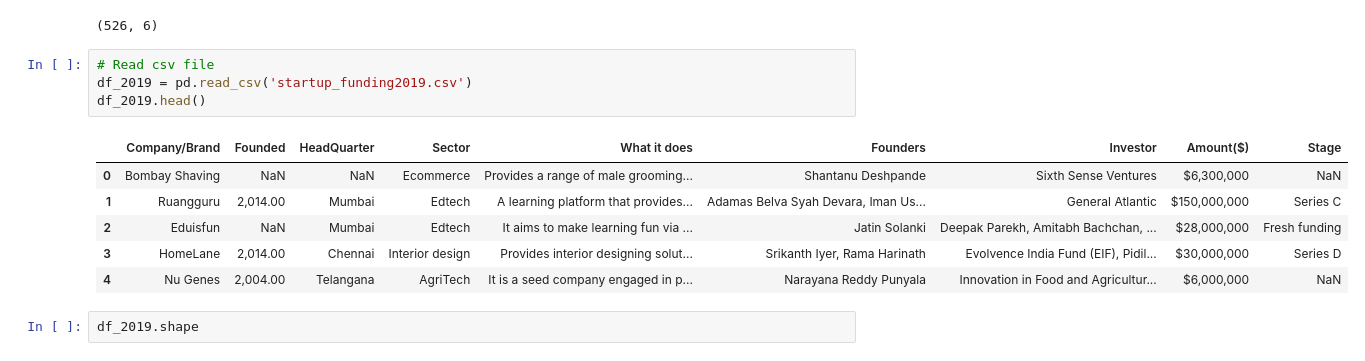
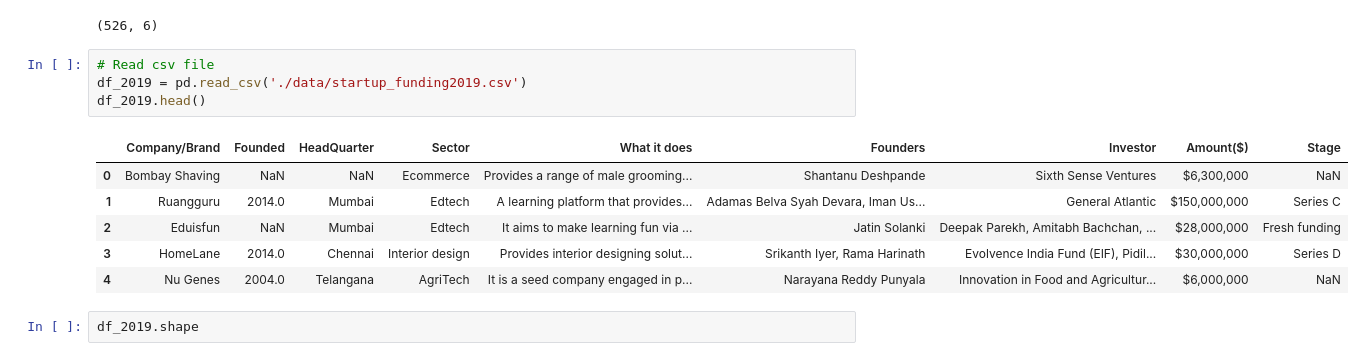
Before and after one commit to pk-aduyaw/Indian-startup-funding-analysis, a Jupyter notebook: indian_startup_funding_analysis.ipynb, the cells around one changed output. Saved outputs shown, nothing was run; the diff lists cells and outputs as text.

```diff
--- a/indian_startup_funding_analysis.ipynb
+++ b/indian_startup_funding_analysis.ipynb
@@ -104,15 +104,15 @@ df_2018.shape
 (526, 6)
 # %%
 # Read csv file
-df_2019 = pd.read_csv('startup_funding2019.csv')
+df_2019 = pd.read_csv('./data/startup_funding2019.csv')
 df_2019.head()
 # %% [output]
 |  | Company/Brand | Founded | HeadQuarter | Sector | What it does | Founders | Investor | Amount($) | Stage |
 | 0 | Bombay Shaving | NaN | NaN | Ecommerce | Provides a range of male grooming... | Shantanu Deshpande | Sixth Sense Ventures | $6,300,000 | NaN |
-| 1 | Ruangguru | 2,014.00 | Mumbai | Edtech | A learning platform that provides... | Adamas Belva Syah Devara, Iman Us... | General Atlantic | $150,000,000 | Series C |
+| 1 | Ruangguru | 2014.0 | Mumbai | Edtech | A learning platform that provides... | Adamas Belva Syah Devara, Iman Us... | General Atlantic | $150,000,000 | Series C |
 | 2 | Eduisfun | NaN | Mumbai | Edtech | It aims to make learning fun via ... | Jatin Solanki | Deepak Parekh, Amitabh Bachchan, ... | $28,000,000 | Fresh funding |
-| 3 | HomeLane | 2,014.00 | Chennai | Interior design | Provides interior designing solut... | Srikanth Iyer, Rama Harinath | Evolvence India Fund (EIF), Pidil... | $30,000,000 | Series D |
-| 4 | Nu Genes | 2,004.00 | Telangana | AgriTech | It is a seed company engaged in p... | Narayana Reddy Punyala | Innovation in Food and Agricultur... | $6,000,000 | NaN |
+| 3 | HomeLane | 2014.0 | Chennai | Interior design | Provides interior designing solut... | Srikanth Iyer, Rama Harinath | Evolvence India Fund (EIF), Pidil... | $30,000,000 | Series D |
+| 4 | Nu Genes | 2004.0 | Telangana | AgriTech | It is a seed company engaged in p... | Narayana Reddy Punyala | Innovation in Food and Agricultur... | $6,000,000 | NaN |
 # %%
 df_2019.shape
 # %% [output]
```
Also changed, not shown: parts of 19 cells of this notebook, 6 other files.
